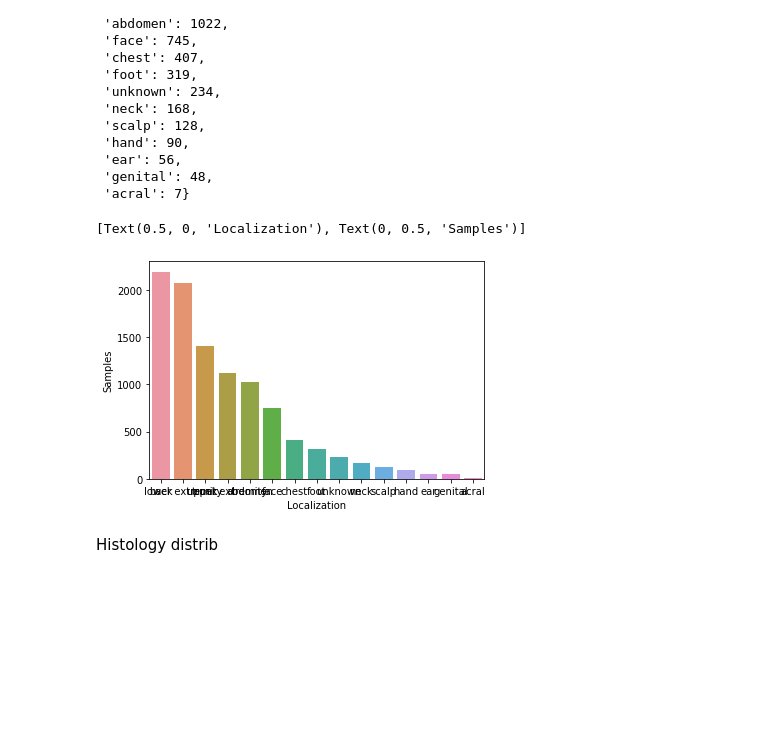
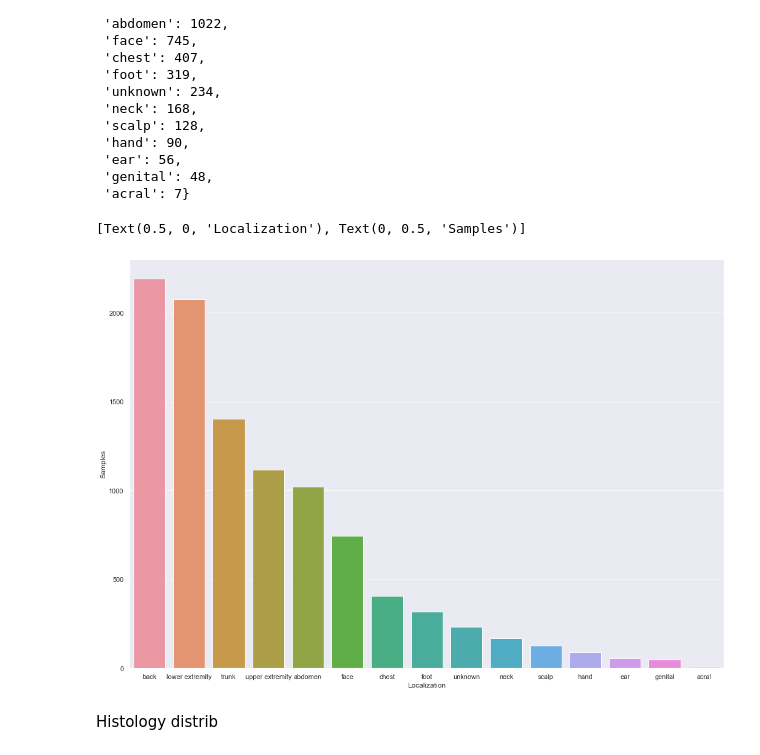
Before and after one commit to DataScience4Health-Fall2022/termproject-group-4, a Jupyter notebook: exploratory.ipynb, the cells around one changed output. Saved outputs shown, nothing was run; the diff lists cells and outputs as text; code cells hidden in the pictures; blank space fills up the shorter version.

```diff
--- a/exploratory.ipynb
+++ b/exploratory.ipynb
@@ -107,17 +117,19 @@ balance
 # %%
 dx  = []
 nums = []
 for d in balance:
     dx.append(d)
     nums.append(balance[d])
 df = pd.DataFrame()
 df["dx"] = dx
 df["nums"] = nums
+
+sns.set(font_scale=1, rc={'figure.figsize':(1.5*11.7,1.5*8.27)})
 g = sns.barplot(x="dx", y="nums", data=df)
 g.set(xlabel="Localization", ylabel="Samples")
 # %% [output]
 [Text(0.5, 0, 'Localization'), Text(0, 0.5, 'Samples')]
-[figure, old version]
+[figure, new version]
 # %% [markdown]
 Histology distrib
 # %%
```
Also changed, not shown: parts of 11 cells of this notebook.
